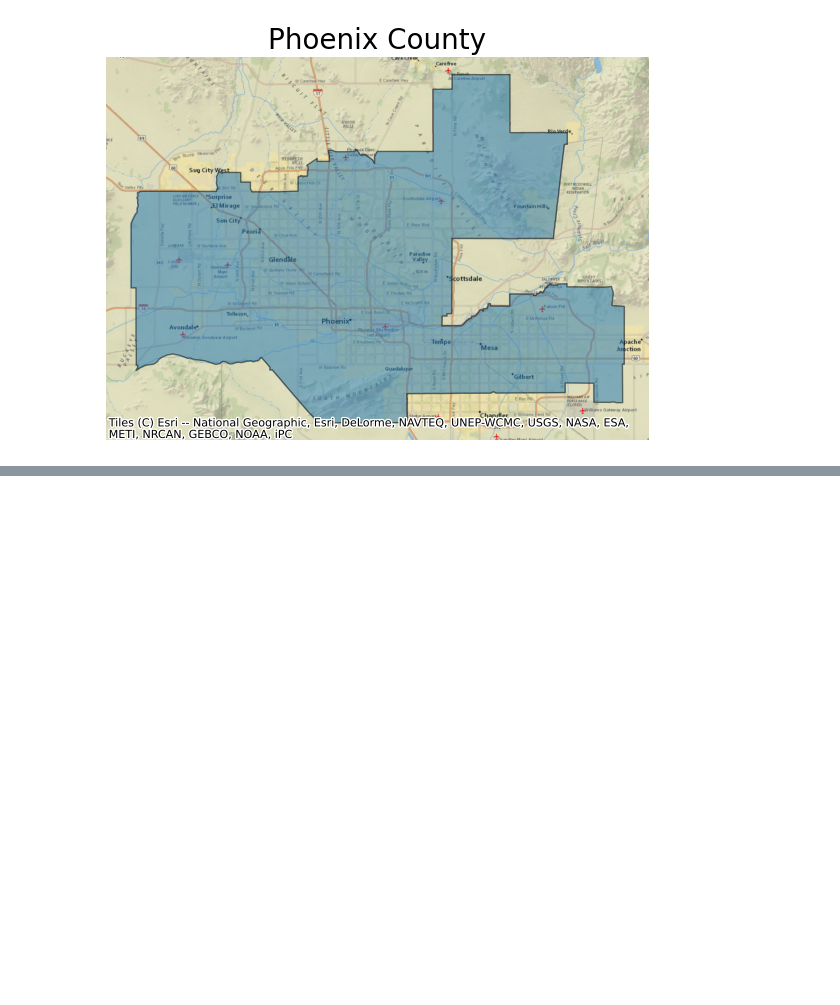
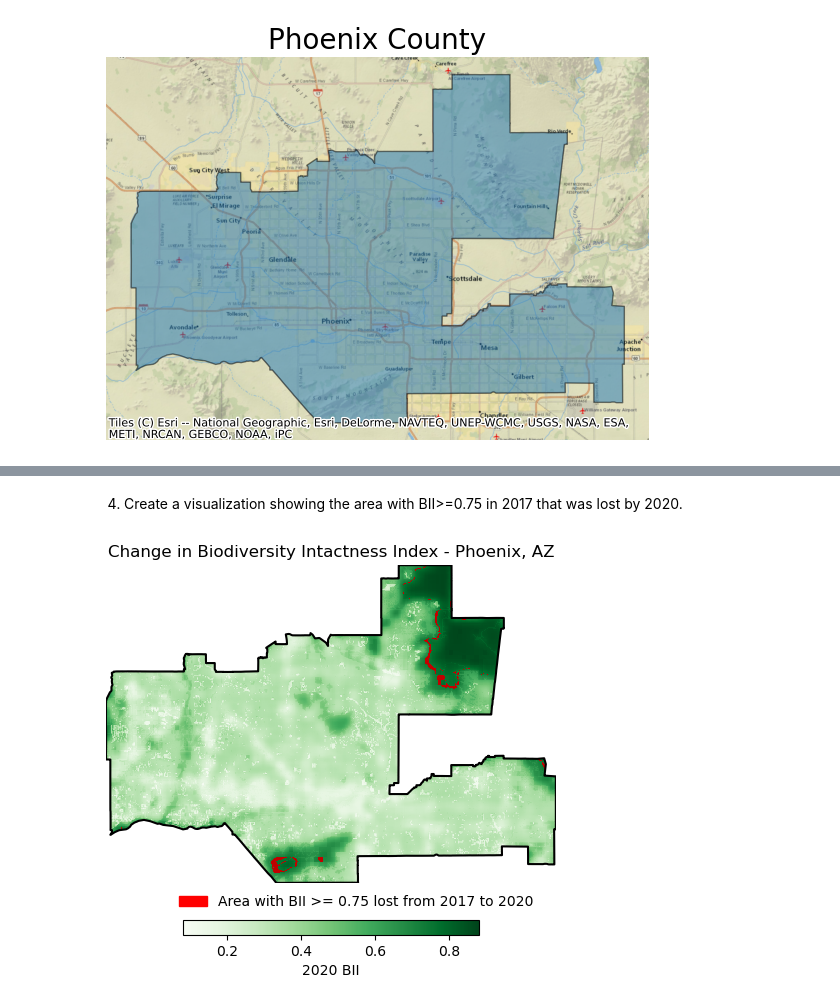
Before and after one commit to olleholt/Maricopa-BII, a Jupyter notebook: eds220-maricopa-bii.ipynb, the cells around one changed output, grey strips where cells are left out. Drawn from its saved outputs; the diff is of its cells as text; code cells hidden in the pictures; blank space fills up the shorter version.

```diff
--- a/eds220-maricopa-bii.ipynb
+++ b/eds220-maricopa-bii.ipynb
@@ -242,0 +258,36 @@ greaterBII
+# %% [markdown]
+4. Create a visualization showing the area with BII>=0.75 in 2017 that was lost by 2020.
+# %%
+#change_p_area = greaterBII_2017_int - greaterBII_2020_int
+
+new_vis = change_p_area.squeeze().drop('band')
+
+type(change_p_area)
+new_vis1 = new_vis.where(new_vis == 1, np.nan)
+
+#plot
+fig, ax = plt.subplots()
+
+image_1 = clip_2020.plot(ax=ax, cmap='Greens', add_colorbar=False)
+colorbar1 = plt.colorbar(image_1, ax=ax, orientation = 'horizontal',fraction=0.04,pad=0.1)
+colorbar1.set_label('2020 BII')
+
+
+colorbar1.ax.yaxis.label.set_rotation(270)
+
+
+image_2 = new_vis1.plot(ax=ax, cmap="gist_heat",add_colorbar=False)
+patches = mpatches.Patch(color="red",label = "Area with BII >= 0.75 lost from 2017 to 2020")
+
+handles, labels = ax.get_legend_handles_labels()
+ax.legend(handles = [patches], frameon=False, loc=(0.15,-0.1))
+
+ax.axis('off')
+ax.set_title('Change in Biodiversity Intactness Index - Phoenix, AZ')
+
+# Plot the shapefile underneath for the outline of the file
+phx.plot(ax=ax, color='none', edgecolor='black', linewidth=1.5)
+
+plt.show()
+# %% [output]
+[figure, added]
```
Also changed, not shown: parts of 11 cells of this notebook.
